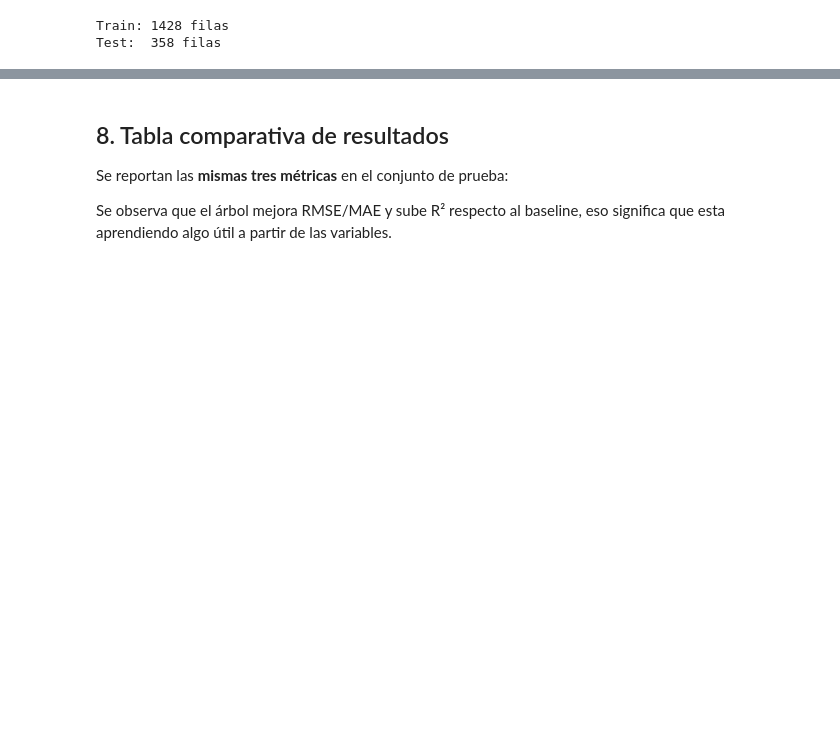
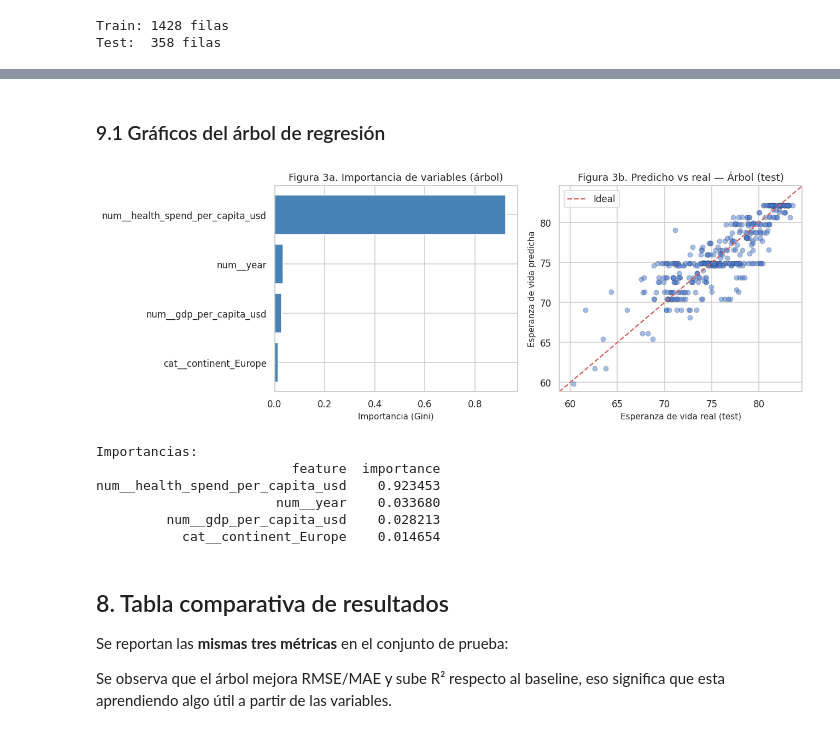
Before and after one commit to syltaer-utp/Project-S100, a Jupyter notebook: S100_Equipo2_Parte2.ipynb, the cells around one changed output, grey strips where cells are left out. Drawn from its saved outputs; the diff is of its cells as text; code cells hidden in the pictures; blank space fills up the shorter version.

```diff
--- a/S100_Equipo2_Parte2.ipynb
+++ b/S100_Equipo2_Parte2.ipynb
@@ -147,8 +229,8 @@ features = [
     "continent",
 ]
 
-X = df_subset[features]
-y = df_subset["life_expectancy_total"]
+X = df_subset[features].copy()
+y = df_subset["life_expectancy_total"].copy()
 
 print(f"X: {X.shape} | y: {y.shape}")
 print(f"Faltantes X:\n{X.isnull().sum()}")
@@ -256,3 +364,44 @@ print(f"  R²:   {r2:.3f}")
+# %% [markdown]
+### 9.1 Gráficos del árbol de regresión
+# %%
+# --- Importancia de variables ---
+feature_names = best_tree.named_steps["prep"].get_feature_names_out()
+importances = best_tree.named_steps["tree"].feature_importances_
+imp_df = pd.DataFrame({"feature": feature_names, "importance": importances})
+imp_df = imp_df.sort_values("importance", ascending=True)
+
+fig, axes = plt.subplots(1, 2, figsize=(12, 4.5))
+
+# Importancia
+axes[0].barh(imp_df["feature"], imp_df["importance"], color="steelblue")
+axes[0].set_title("Figura 3a. Importancia de variables (árbol)")
+axes[0].set_xlabel("Importancia (Gini)")
+
+# Predicho vs real (test)
+axes[1].scatter(y_test, y_pred_tree_test, alpha=0.5, edgecolor="k", linewidth=0.3)
+lims = [min(y_test.min(), y_pred_tree_test.min()) - 1,
+        max(y_test.max(), y_pred_tree_test.max()) + 1]
+axes[1].plot(lims, lims, "r--", linewidth=1.5, label="Ideal")
+axes[1].set_xlim(lims)
+axes[1].set_ylim(lims)
+axes[1].set_xlabel("Esperanza de vida real (test)")
+axes[1].set_ylabel("Esperanza de vida predicha")
+axes[1].set_title("Figura 3b. Predicho vs real — Árbol (test)")
+axes[1].legend()
+
+plt.tight_layout()
+plt.show()
+
+print("\nImportancias:")
+print(imp_df.sort_values("importance", ascending=False).to_string(index=False))
+# %% [output]
+[figure, added]
+Importancias:
+                         feature  importance
+num__health_spend_per_capita_usd    0.923453
+                       num__year    0.033680
+         num__gdp_per_capita_usd    0.028213
+           cat__continent_Europe    0.014654
 # %% [markdown]
 ## 8. Tabla comparativa de resultados
 
```
Also changed, not shown: parts of 22 cells of this notebook.
